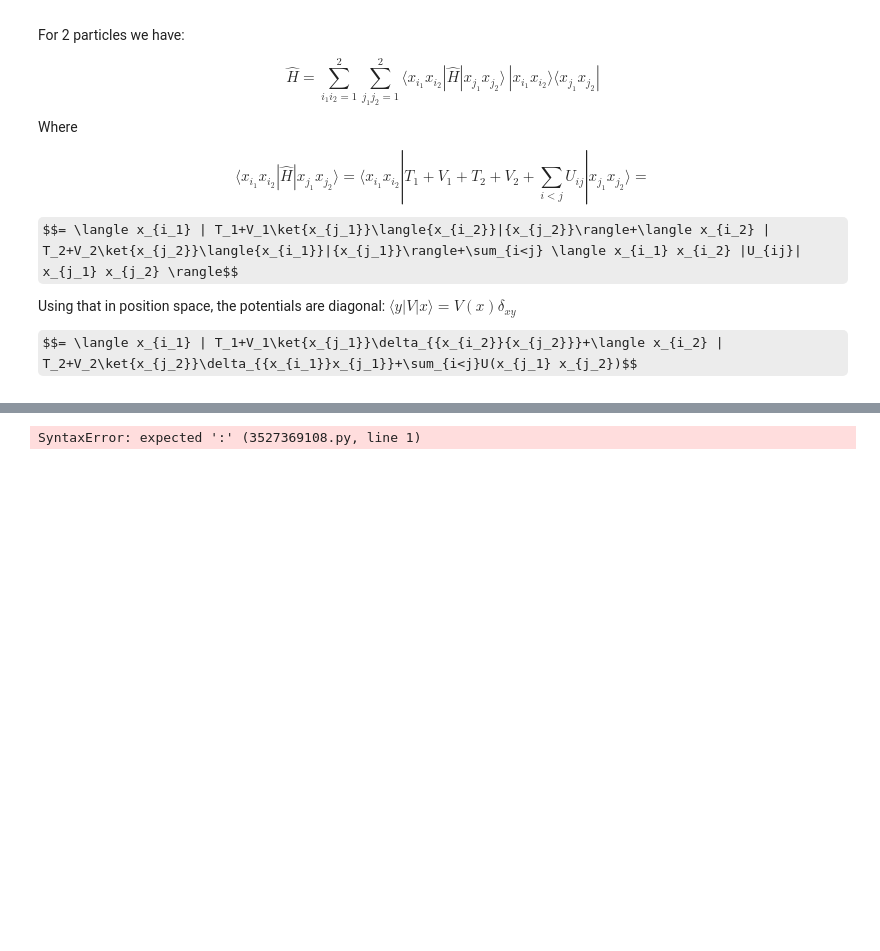
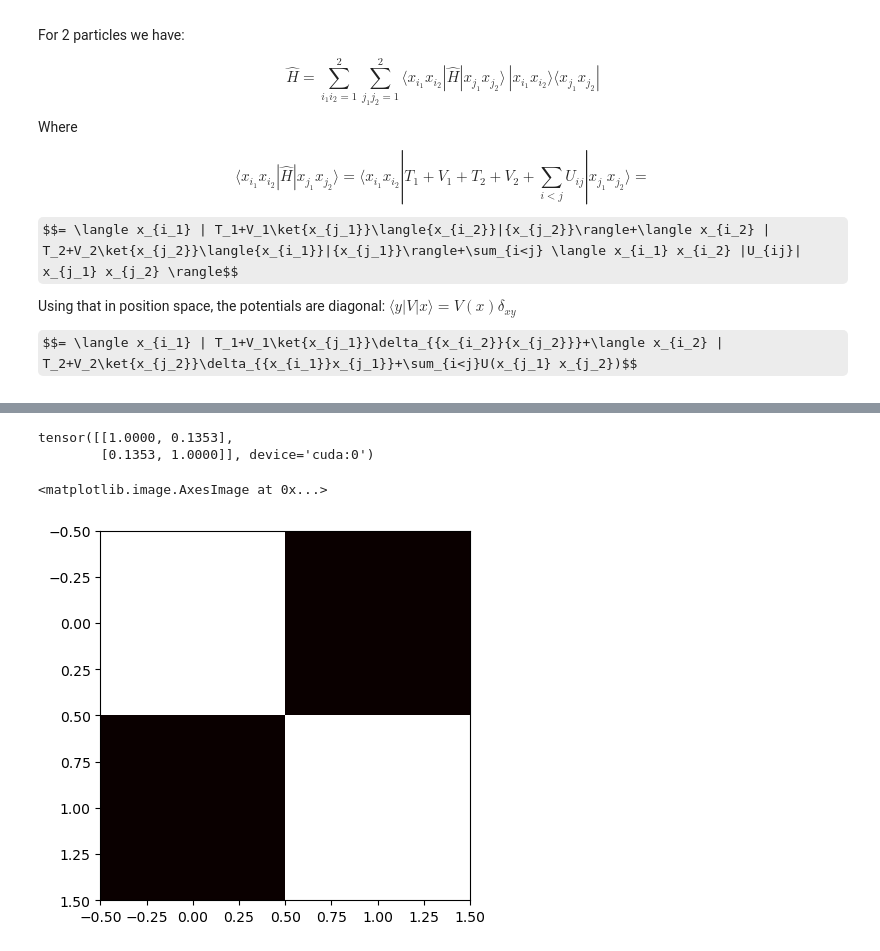
Before and after one commit to pfargas/optical-lattice-with-ANN, a Jupyter notebook: 2_particles.ipynb, the cells around one changed output, grey strips where cells are left out. Cells and saved outputs as stored; diff of their text form; code cells hidden in the pictures; some formulas as TeX source; blank space fills up the shorter version.

```diff
--- a/2_particles.ipynb
+++ b/2_particles.ipynb
@@ -102,8 +126,15 @@ plt.spy(full_onebody_hami.cpu(), markersize=1)
 # %%
 def interaction_potential(x1, x2, g):
     """Define the interaction potential between two particles."""
-    return g * torch.exp(-((x1 - x2) ** 2))
+    return g * torch.exp(-((x1 - x2) ** 2)/(2 * 0.5 ** 2))
-# %%
-def two_body_hamiltonian()
-# %% [output]
-SyntaxError: expected ':' (3527369108.py, line 1)
+# %%
+two_body_matrix = interaction_potential(X_i,X_j,1.0)
+print(two_body_matrix)
+# %% [output]
+tensor([[1.0000, 0.1353],
+        [0.1353, 1.0000]], device='cuda:0')
+# %%
+plt.imshow(two_body_matrix.cpu(), cmap='hot', interpolation='nearest')
+# %% [output]
+<matplotlib.image.AxesImage at 0x...>
+[figure, added]
```
Also changed, not shown: parts of 4 cells of this notebook, 2 other files.
